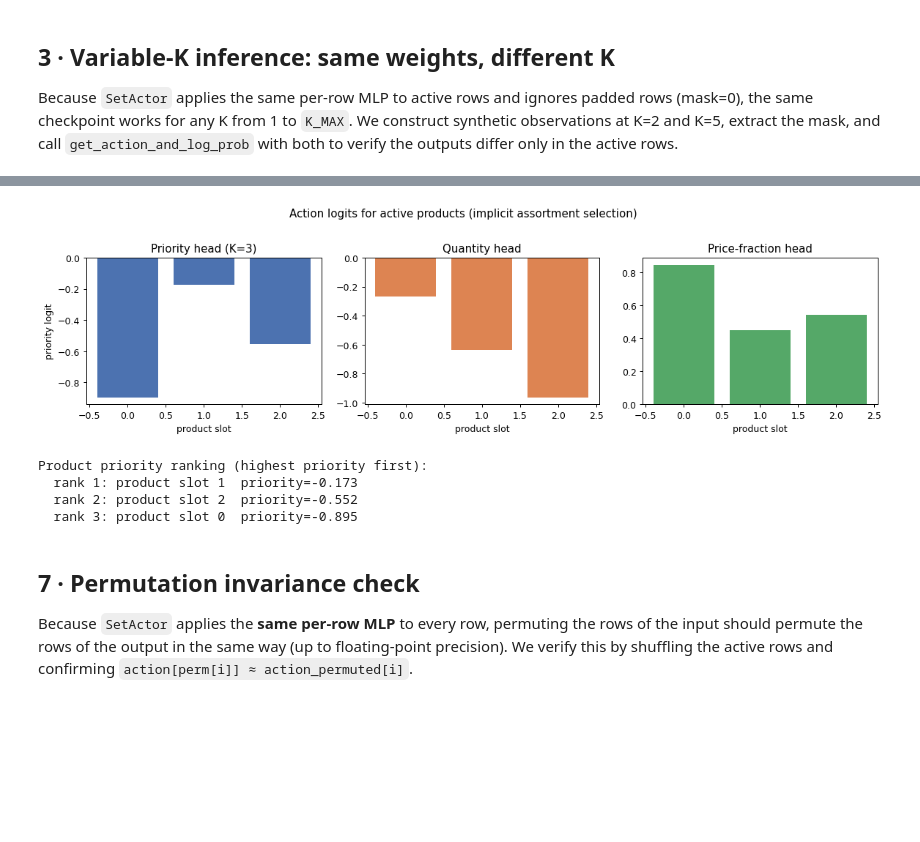
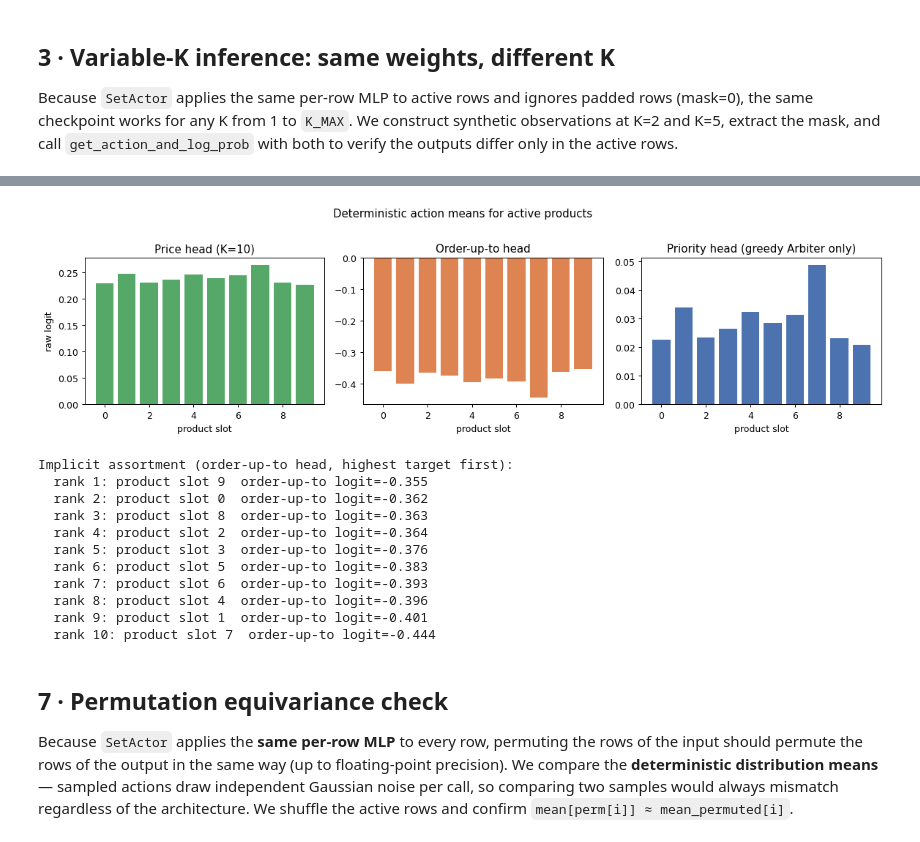
Before and after one commit to mjordanic/supply_chain_simulator, a Jupyter notebook: notebooks/06a-analyze-a-trained-agent.ipynb, the cells around one changed output, grey strips where cells are left out. Drawn from its saved outputs; the diff is of its cells as text; code cells hidden in the pictures; blank space fills up the shorter version.

```diff
--- a/notebooks/06a-analyze-a-trained-agent.ipynb
+++ b/notebooks/06a-analyze-a-trained-agent.ipynb
@@ -43,8 +55,10 @@ cwd: /workspace/.claude/worktrees/issue-09-rl-notebooks-update
 We reference the same run directory that notebook 06 wrote to. Re-run that notebook
 first if the directory is missing.
 # %%
-RUN_ROOT = Path('data/notebook_demos/06/runs')
-EXPERIMENT = 'nb06_demo'
+# RUN_ROOT = Path('data/notebook_demos/06/runs')
+# EXPERIMENT = 'nb06_demo'
+RUN_ROOT = Path('runs')
+EXPERIMENT = 'fashion_run_fixed'
 run_dir = RUN_ROOT / EXPERIMENT
 ckpt_dir = run_dir / 'checkpoints'
 
@@ -352,52 +693,63 @@ the policy prioritises.
 # %%
-obs_flat_live, info = RLEnv(catalog=catalog, config=cfg).reset(seed=42)
+obs_flat_live, info = RLEnv(catalog=catalog, config=cfg, market_params=market).reset(seed=42)
 obs_2d_live = obs_flat_live.reshape(K_MAX, F)
 mask_col = obs_2d_live[:, ROW_MASK]
 k_active_live = int(mask_col.sum())
 
 obs_t_live = torch.tensor(obs_2d_live, dtype=torch.float32).unsqueeze(0)
 mask_t_live = torch.tensor(mask_col, dtype=torch.float32).unsqueeze(0)
 
+# Deterministic policy output: the tanh-squashed means of the action
+# distribution, not a stochastic sample.
 with torch.no_grad():
-    action_live, _, _ = best_actor.get_action_and_log_prob(obs_t_live, mask_t_live)
-action_live = action_live.squeeze(0).numpy()  # (K_MAX, 3)
+    mean_live = best_actor.get_distribution(obs_t_live, mask_t_live).mean
+mean_live = mean_live.squeeze(0).numpy()  # (K_MAX, 3)
 
-priority_scores = action_live[:k_active_live, 0]
-quantity_logits = action_live[:k_active_live, 1]
-price_logits    = action_live[:k_active_live, 2]
+price_logits    = mean_live[:k_active_live, 0]
+order_logits    = mean_live[:k_active_live, 1]
+priority_scores = mean_live[:k_active_live, 2]
 
 fig, axes = plt.subplots(1, 3, figsize=(13, 3.5))
 x = np.arange(k_active_live)
-axes[0].bar(x, priority_scores, color='#4C72B0')
-axes[0].set_title(f'Priority head (K={k_active_live})')
-axes[0].set_xlabel('product slot'); axes[0].set_ylabel('priority logit')
+axes[0].bar(x, price_logits, color='#55A868')
+axes[0].set_title(f'Price head (K={k_active_live})')
+axes[0].set_xlabel('product slot'); axes[0].set_ylabel('raw logit')
 
-axes[1].bar(x, quantity_logits, color='#DD8452')
-axes[1].set_title('Quantity head'); axes[1].set_xlabel('product slot')
+axes[1].bar(x, order_logits, color='#DD8452')
+axes[1].set_title('Order-up-to head'); axes[1].set_xlabel('product slot')
 
-axes[2].bar(x, price_logits, color='#55A868')
-axes[2].set_title('Price-fraction head'); axes[2].set_xlabel('product slot')
+axes[2].bar(x, priority_scores, color='#4C72B0')
+axes[2].set_title('Priority head (greedy Arbiter only)'); axes[2].set_xlabel('product slot')
 
-plt.suptitle('Action logits for active products (implicit assortment selection)', y=1.02)
+plt.suptitle('Deterministic action means for active products', y=1.02)
 plt.tight_layout(); plt.show()
 
-rank = np.argsort(-priority_scores)
-print('Product priority ranking (highest priority first):')
+rank = np.argsort(-order_logits)
+print('Implicit assortment (order-up-to head, highest target first):')
 for pos, slot in enumerate(rank):
-    print(f'  rank {pos+1}: product slot {slot}  priority={priority_scores[slot]:.3f}')
+    print(f'  rank {pos+1}: product slot {slot}  order-up-to logit={order_logits[slot]:+.3f}')
 # %% [output]
-[figure, old version]
+[figure, new version]
-Product priority ranking (highest priority first):
-  rank 1: product slot 1  priority=-0.173
-  rank 2: product slot 2  priority=-0.552
-  rank 3: product slot 0  priority=-0.895
+Implicit assortment (order-up-to head, highest target first):
+  rank 1: product slot 9  order-up-to logit=-0.355
+  rank 2: product slot 0  order-up-to logit=-0.362
+  rank 3: product slot 8  order-up-to logit=-0.363
+  rank 4: product slot 2  order-up-to logit=-0.364
+  rank 5: product slot 3  order-up-to logit=-0.376
+  rank 6: product slot 5  order-up-to logit=-0.383
+  rank 7: product slot 6  order-up-to logit=-0.393
+  rank 8: product slot 4  order-up-to logit=-0.396
+  rank 9: product slot 1  order-up-to logit=-0.401
+  rank 10: product slot 7  order-up-to logit=-0.444
 # %% [markdown]
-## 7 · Permutation invariance check
+## 7 · Permutation equivariance check
 
 Because `SetActor` applies the **same per-row MLP** to every row, permuting the rows of
 the input should permute the rows of the output in the same way (up to floating-point
-precision). We verify this by shuffling the active rows and confirming
-`action[perm[i]] ≈ action_permuted[i]`.
+precision). We compare the **deterministic distribution means** — sampled actions draw
+independent Gaussian noise per call, so comparing two samples would always mismatch
+regardless of the architecture. We shuffle the active rows and confirm
+`mean[perm[i]] ≈ mean_permuted[i]`.
 # %%
 obs_2d_perm = obs_2d_live.copy()
 perm = list(np.random.default_rng(0).permutation(k_active_live)) + list(range(k_active_live, K_MAX))
```
Also changed, not shown: parts of 18 cells of this notebook, 17 other files.
